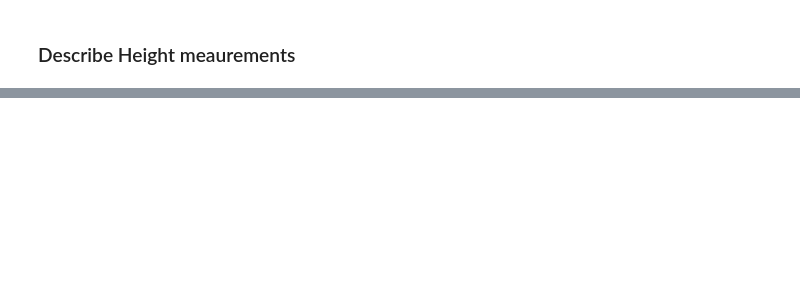
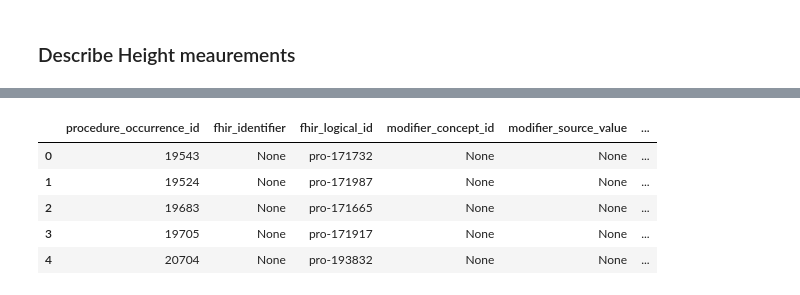
Before and after one commit to OHDSI/ETL-German-FHIR-Core, a Jupyter notebook: query/omop_queries.ipynb, the cells around one changed output, grey strips where cells are left out. Saved outputs shown, nothing was run; the diff lists cells and outputs as text; code cells hidden in the pictures; blank space fills up the shorter version.

```diff
--- a/query/omop_queries.ipynb
+++ b/query/omop_queries.ipynb
@@ -94,0 +92,11 @@ Name: value_as_number, dtype: float64
+# %%
+omop_code = 4324693 #Code for Mammography. Please change this to the code that you are interested in.
+df = sqlio.read_sql_query(f"SELECT * FROM cds_cdm.procedure_occurrence where procedure_concept_id={omop_code}", conn)
+df.head()
+# %% [output]
+|  | procedure_occurrence_id | fhir_identifier | fhir_logical_id | modifier_concept_id | modifier_source_value | ... |
+| 0 | 19543 | None | pro-171732 | None | None | ... |
+| 1 | 19524 | None | pro-171987 | None | None | ... |
+| 2 | 19683 | None | pro-171665 | None | None | ... |
+| 3 | 19705 | None | pro-171917 | None | None | ... |
+| 4 | 20704 | None | pro-193832 | None | None | ... |
```
Also changed, not shown: parts of 15 cells of this notebook, 7 other files.
